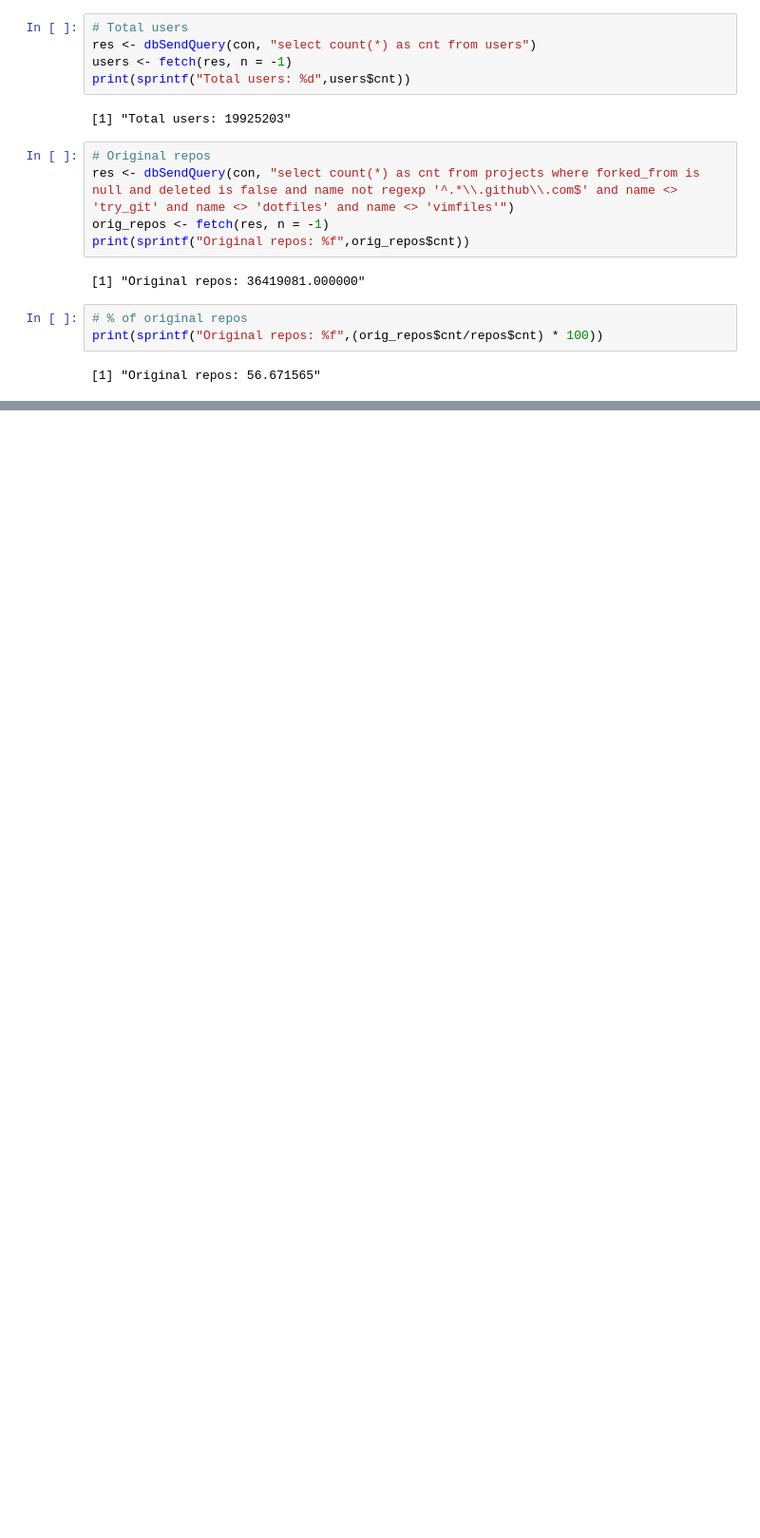
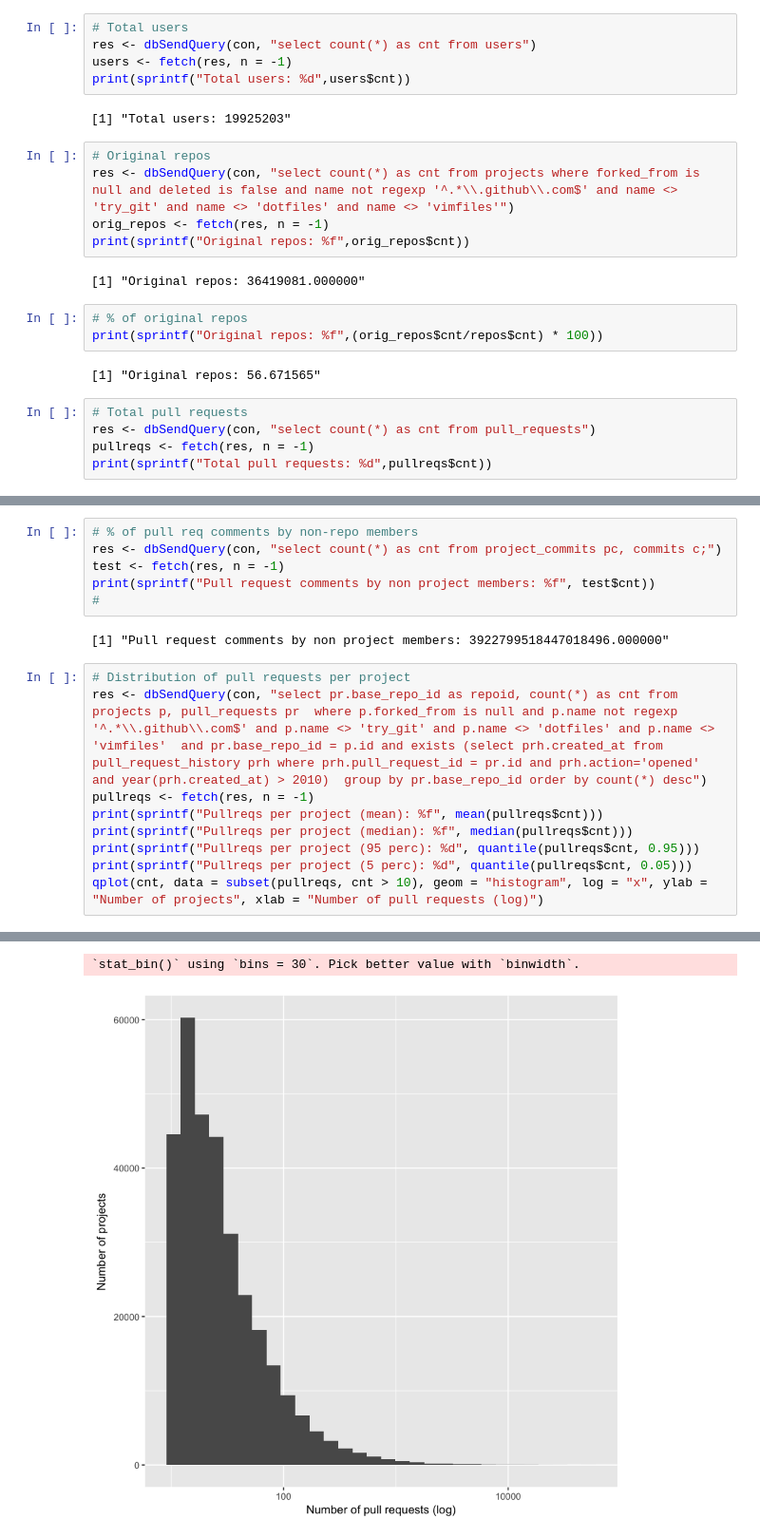
Before and after one commit to jjhartmann/pullreqs, a Jupyter notebook: NewDataSetStatisticsGHTorrent.ipynb, the cells around one changed output, grey strips where cells are left out. Shown at 95% size. Drawn from its saved outputs; the diff is of its cells as text; blank space fills up the shorter version.

```diff
--- a/NewDataSetStatisticsGHTorrent.ipynb
+++ b/NewDataSetStatisticsGHTorrent.ipynb
@@ -57,3 +57,8 @@ print(sprintf("Original repos: %f",orig_repos$cnt))
 print(sprintf("Original repos: %f",(orig_repos$cnt/repos$cnt) * 100))
 # %% [output]
 [1] "Original repos: 56.671565"
+# %%
+# Total pull requests
+res <- dbSendQuery(con, "select count(*) as cnt from pull_requests")
+pullreqs <- fetch(res, n = -1)
+print(sprintf("Total pull requests: %d",pullreqs$cnt))
@@ -59,0 +75,18 @@ print(sprintf("Original repos: %f",(orig_repos$cnt/repos$cnt) * 100))
+# %%
+# % of pull req comments by non-repo members
+res <- dbSendQuery(con, "select count(*) as cnt from project_commits pc, commits c;")
+test <- fetch(res, n = -1)
+print(sprintf("Pull request comments by non project members: %f", test$cnt))
+#
+# %% [output]
+[1] "Pull request comments by non project members: 3922799518447018496.000000"
+# %%
+# Distribution of pull requests per project
+res <- dbSendQuery(con, "select pr.base_repo_id as repoid, count(*) as cnt from projects p, pull_requests pr  where p.forked_from is null and p.name not regexp '^.*\\.github\\.com$' and p.name <> 'try_git' and p.name <> 'dotfiles' and p.name <> 'vimfiles'  and pr.base_repo_id = p.id and exists (select prh.created_at from pull_request_history prh where prh.pull_request_id = pr.id and prh.action='opened' and year(prh.created_at) > 2010)  group by pr.base_repo_id order by count(*) desc")
+pullreqs <- fetch(res, n = -1)
+print(sprintf("Pullreqs per project (mean): %f", mean(pullreqs$cnt)))
+print(sprintf("Pullreqs per project (median): %f", median(pullreqs$cnt)))
+print(sprintf("Pullreqs per project (95 perc): %d", quantile(pullreqs$cnt, 0.95)))
+print(sprintf("Pullreqs per project (5 perc): %d", quantile(pullreqs$cnt, 0.05)))
+qplot(cnt, data = subset(pullreqs, cnt > 10), geom = "histogram", log = "x", ylab = "Number of projects", xlab = "Number of pull requests (log)")
+# %% [output]
@@ -60 +97,3 @@ print(sprintf("Original repos: %f",(orig_repos$cnt/repos$cnt) * 100))
+`stat_bin()` using `bins = 30`. Pick better value with `binwidth`.
+[figure, added]
 # %%
```
Also changed, not shown: parts of 9 cells of this notebook, 21 other files.
